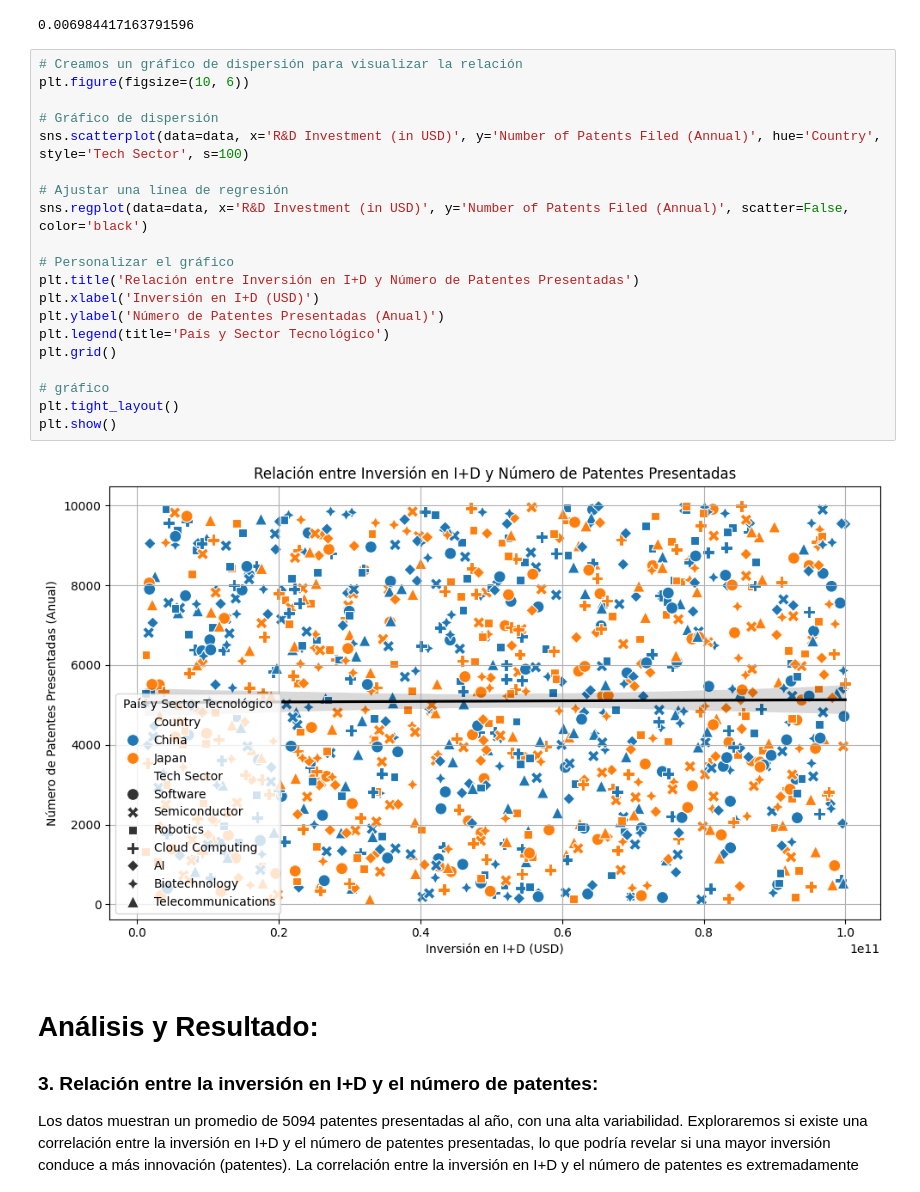
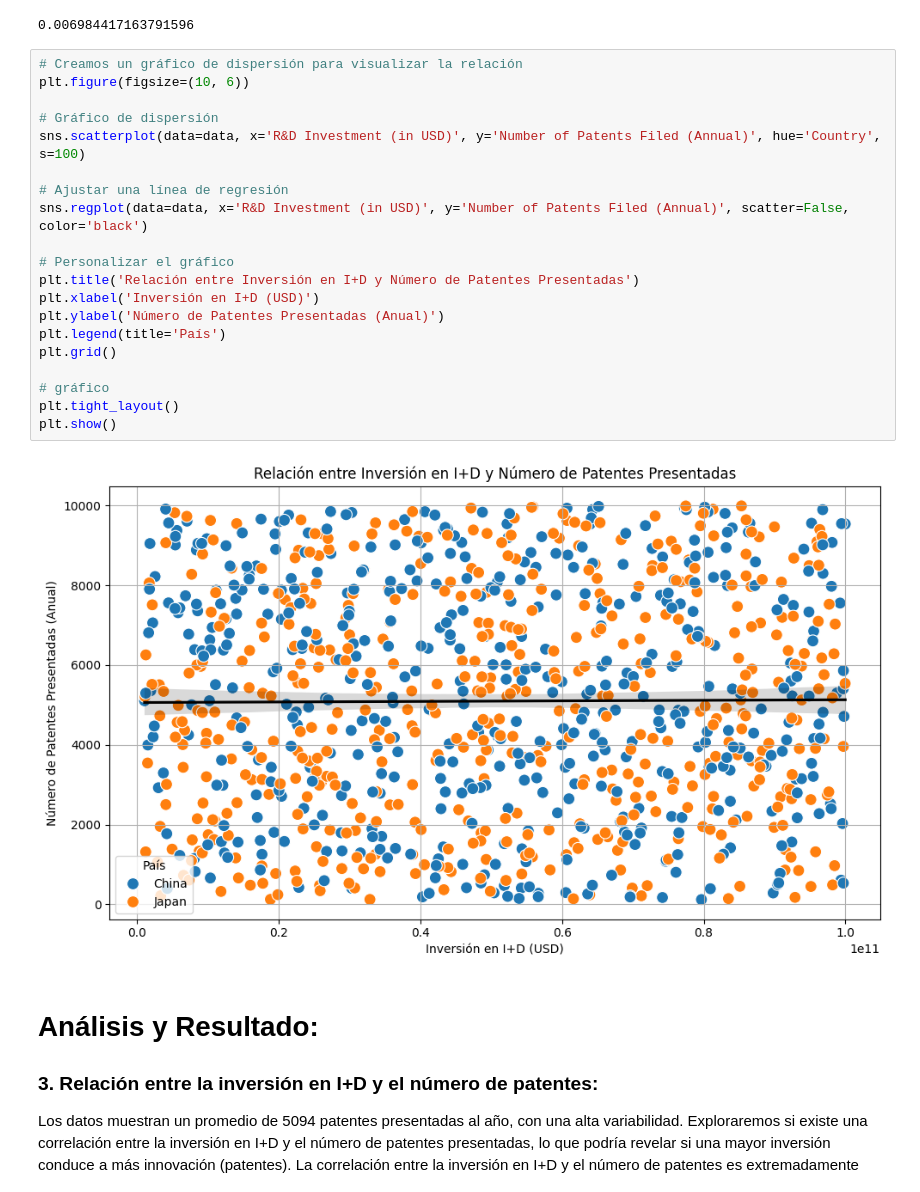
Before and after one commit to papuinoook94/JvsCH, a Jupyter notebook: JvsCH.ipynb, the cells around one changed output. Cells and saved outputs as stored; diff of their text form.

```diff
--- a/JvsCH.ipynb
+++ b/JvsCH.ipynb
@@ -275,25 +275,25 @@ print(correlation_rd_patents)
 # %%
 # Creamos un gráfico de dispersión para visualizar la relación
 plt.figure(figsize=(10, 6))
 
 # Gráfico de dispersión
-sns.scatterplot(data=data, x='R&D Investment (in USD)', y='Number of Patents Filed (Annual)', hue='Country', style='Tech Sector', s=100)
+sns.scatterplot(data=data, x='R&D Investment (in USD)', y='Number of Patents Filed (Annual)', hue='Country', s=100)
 
 # Ajustar una línea de regresión
 sns.regplot(data=data, x='R&D Investment (in USD)', y='Number of Patents Filed (Annual)', scatter=False, color='black')
 
 # Personalizar el gráfico
 plt.title('Relación entre Inversión en I+D y Número de Patentes Presentadas')
 plt.xlabel('Inversión en I+D (USD)')
 plt.ylabel('Número de Patentes Presentadas (Anual)')
-plt.legend(title='País y Sector Tecnológico')
+plt.legend(title='País')
 plt.grid()
 
 # gráfico
 plt.tight_layout()
 plt.show()
 # %% [output]
-[figure, old version]
+[figure, new version]
 # %% [markdown]
 # Análisis y Resultado:
 ### 3. Relación entre la inversión en I+D y el número de patentes:
```
Also changed, not shown: parts of 3 cells of this notebook, 3 other files.
